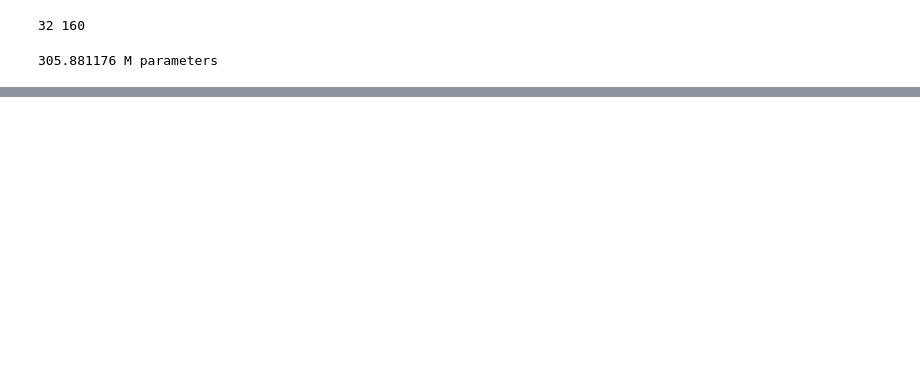
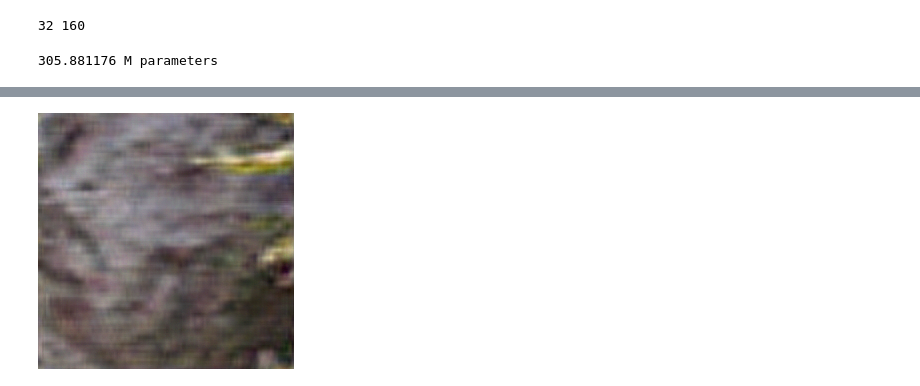
Before and after one commit to danjacobellis/autocodec, a Jupyter notebook: train/vimeo_f8c24.ipynb, the cells around one changed output, grey strips where cells are left out. Cells and saved outputs as stored; diff of their text form; code cells hidden in the pictures; blank space fills up the shorter version.

```diff
--- a/train/vimeo_f8c24.ipynb
+++ b/train/vimeo_f8c24.ipynb
@@ -237,5 +240,7 @@ ToPILImage()(einops.rearrange(original_volume[:,122],'c h w -> h w c')/2+0.5)
 # %%
-ToPILImage()(einops.rearrange(reconstructed_volume[:,122],'c h w -> h w c')/2+0.5)
+to_pil_image(einops.rearrange(reconstructed_volume[:,122],'c h w -> h w c')/2+0.5)
+# %% [output]
+[figure, added]
 # %%
 from torch.distributions import Categorical
 x_int8 = torch.tensor(np.array(webp[0]))
```
Also changed, not shown: parts of 11 cells of this notebook.
